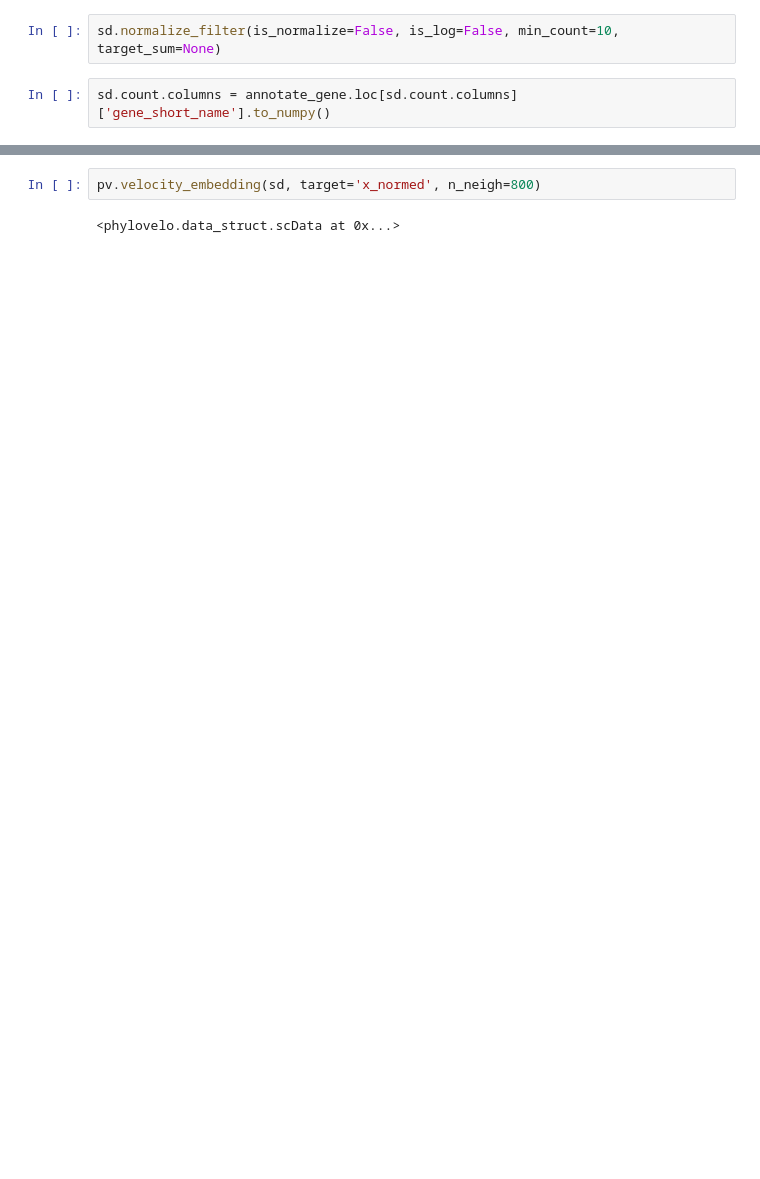
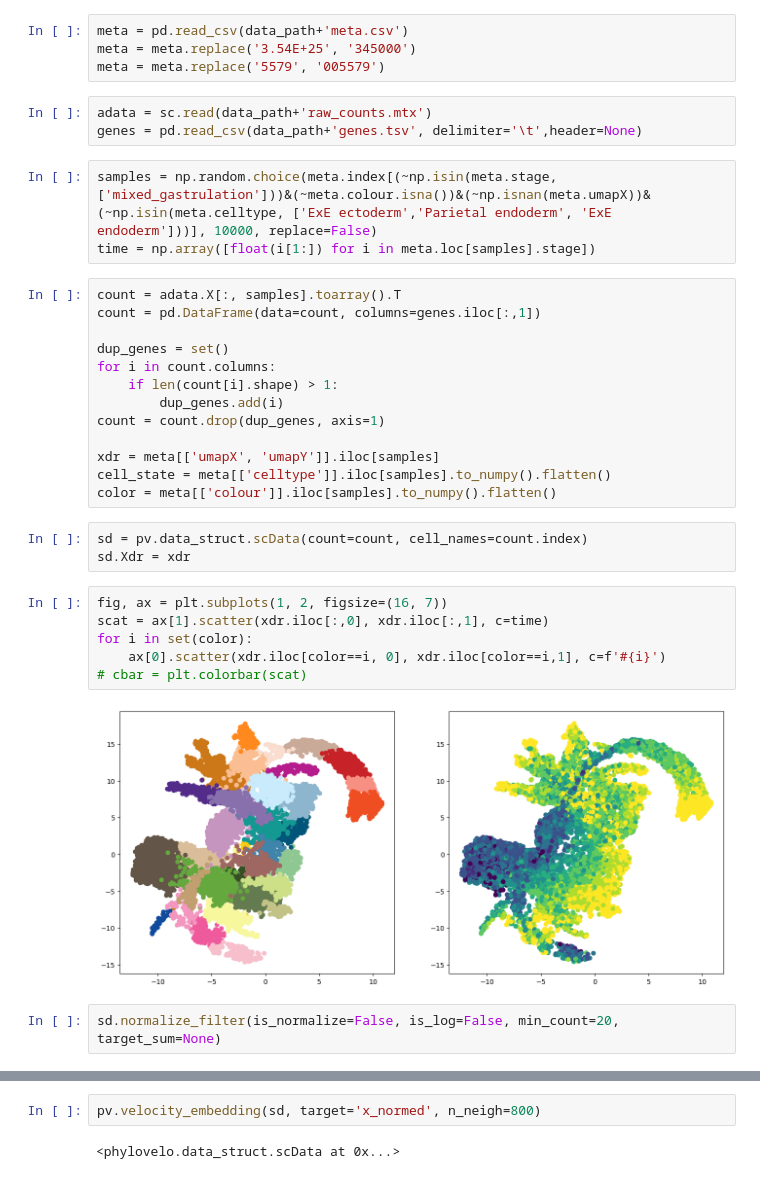
Before and after one commit to kunwang34/PhyloVelo, a Jupyter notebook: notebooks/Mouse_embryos(E6.5-8.5)_Pijuan-Sala.ipynb, the cells around one changed output, grey strips where cells are left out. Drawn from its saved outputs; the diff is of its cells as text; blank space fills up the shorter version.

```diff
--- a/notebooks/Mouse_embryos(E6.5-8.5)_Pijuan-Sala.ipynb
+++ b/notebooks/Mouse_embryos(E6.5-8.5)_Pijuan-Sala.ipynb
@@ -49,5 +13,37 @@ Text(0.5, 1.0, 'Embryo2')
+# %%
+meta = pd.read_csv(data_path+'meta.csv')
+meta = meta.replace('3.54E+25', '345000')
+meta = meta.replace('5579', '005579')
+# %%
+adata = sc.read(data_path+'raw_counts.mtx')
+genes = pd.read_csv(data_path+'genes.tsv', delimiter='\t',header=None)
+# %%
+samples = np.random.choice(meta.index[(~np.isin(meta.stage, ['mixed_gastrulation']))&(~meta.colour.isna())&(~np.isnan(meta.umapX))&(~np.isin(meta.celltype, ['ExE ectoderm','Parietal endoderm', 'ExE endoderm']))], 10000, replace=False)
+time = np.array([float(i[1:]) for i in meta.loc[samples].stage])
+# %%
+count = adata.X[:, samples].toarray().T
+count = pd.DataFrame(data=count, columns=genes.iloc[:,1])
+
+dup_genes = set()
+for i in count.columns:
+    if len(count[i].shape) > 1:
+        dup_genes.add(i)
+count = count.drop(dup_genes, axis=1)
+
+xdr = meta[['umapX', 'umapY']].iloc[samples]
+cell_state = meta[['celltype']].iloc[samples].to_numpy().flatten()
+color = meta[['colour']].iloc[samples].to_numpy().flatten()
+# %%
+sd = pv.data_struct.scData(count=count, cell_names=count.index)
+sd.Xdr = xdr
+# %%
+fig, ax = plt.subplots(1, 2, figsize=(16, 7))
+scat = ax[1].scatter(xdr.iloc[:,0], xdr.iloc[:,1], c=time)
+for i in set(color):
+    ax[0].scatter(xdr.iloc[color==i, 0], xdr.iloc[color==i,1], c=f'#{i}')
+# cbar = plt.colorbar(scat)
+# %% [output]
+[figure, added]
 # %%
-sd.normalize_filter(is_normalize=False, is_log=False, min_count=10, target_sum=None)
+sd.normalize_filter(is_normalize=False, is_log=False, min_count=20, target_sum=None)
-# %%
-sd.count.columns = annotate_gene.loc[sd.count.columns]['gene_short_name'].to_numpy()
 # %%
```
Also changed, not shown: parts of 23 cells of this notebook.
